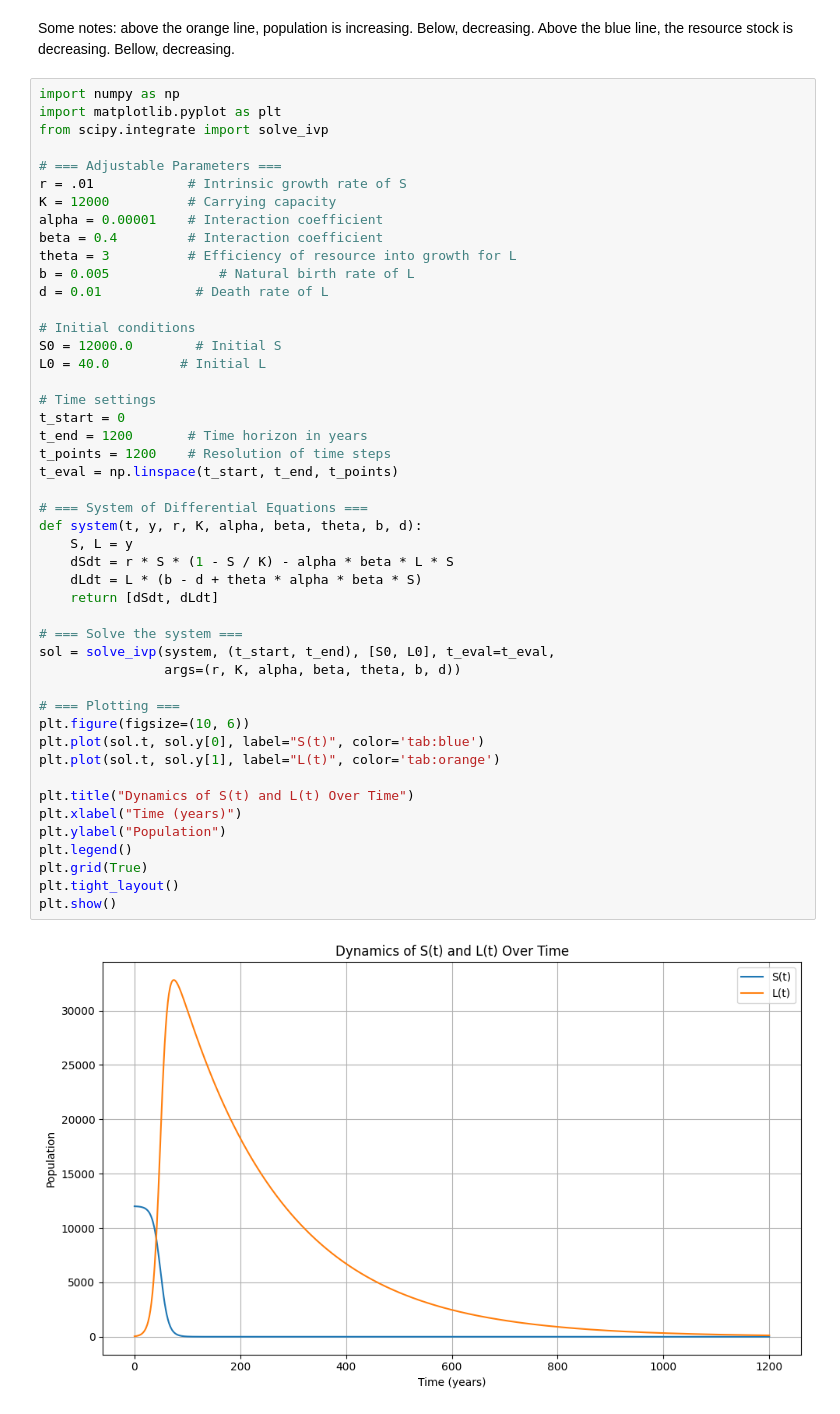
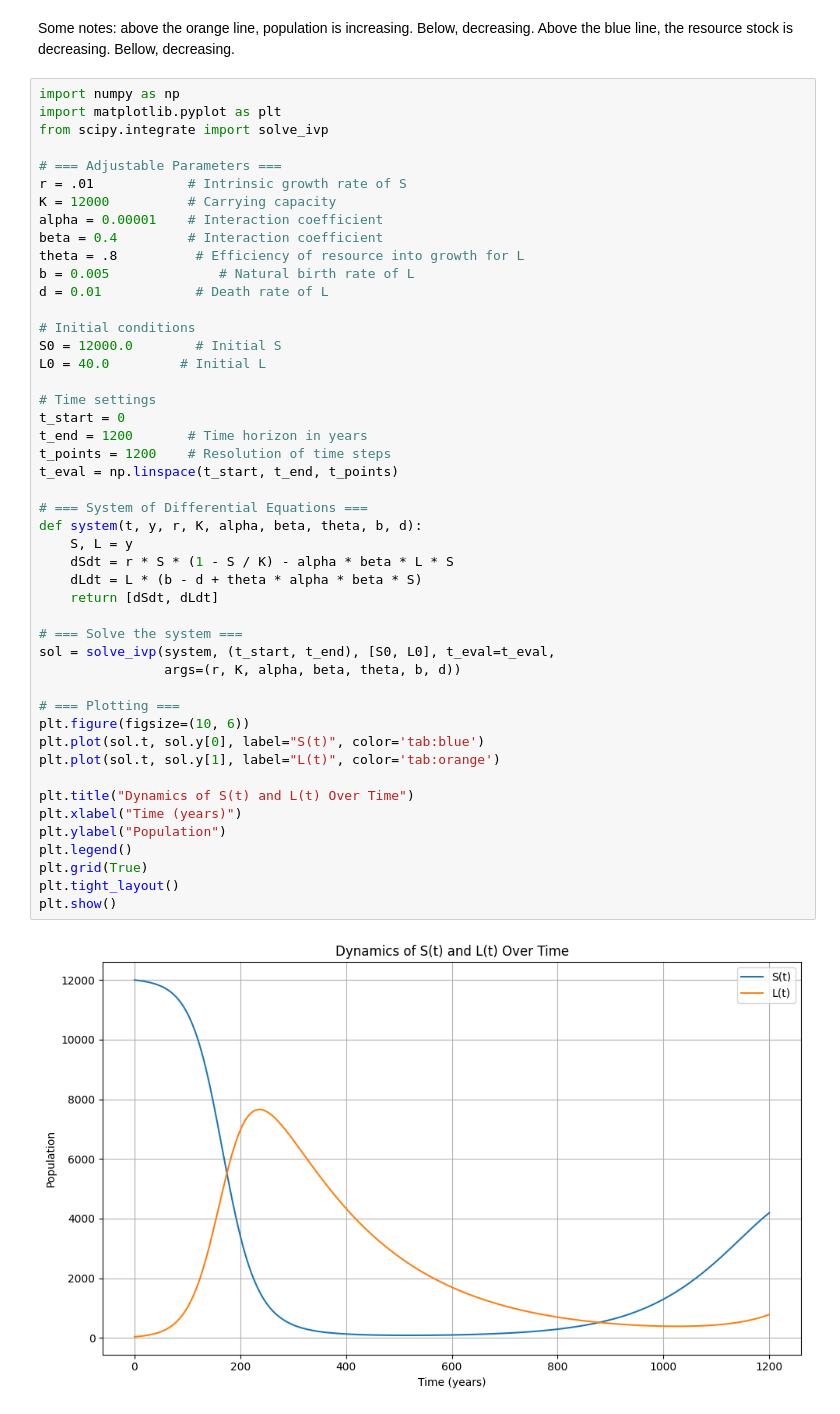
Before and after one commit to mbaker21231/MicroII-Sandbox, a Jupyter notebook: BranderTaylor.ipynb, the cells around one changed output. Drawn from its saved outputs; the diff is of its cells as text.

```diff
--- a/BranderTaylor.ipynb
+++ b/BranderTaylor.ipynb
@@ -71,7 +71,7 @@ r = .01            # Intrinsic growth rate of S
 K = 12000          # Carrying capacity
 alpha = 0.00001    # Interaction coefficient
 beta = 0.4         # Interaction coefficient
-theta = 3          # Efficiency of resource into growth for L
+theta = .8          # Efficiency of resource into growth for L
 b = 0.005              # Natural birth rate of L
 d = 0.01            # Death rate of L
 
@@ -82,31 +82,31 @@ L0 = 40.0         # Initial L
 # Time settings
 t_start = 0
 t_end = 1200       # Time horizon in years
 t_points = 1200    # Resolution of time steps
 t_eval = np.linspace(t_start, t_end, t_points)
 
 # === System of Differential Equations ===
 def system(t, y, r, K, alpha, beta, theta, b, d):
     S, L = y
     dSdt = r * S * (1 - S / K) - alpha * beta * L * S
     dLdt = L * (b - d + theta * alpha * beta * S)
     return [dSdt, dLdt]
 
 # === Solve the system ===
 sol = solve_ivp(system, (t_start, t_end), [S0, L0], t_eval=t_eval,
                 args=(r, K, alpha, beta, theta, b, d))
 
 # === Plotting ===
 plt.figure(figsize=(10, 6))
 plt.plot(sol.t, sol.y[0], label="S(t)", color='tab:blue')
 plt.plot(sol.t, sol.y[1], label="L(t)", color='tab:orange')
 
 plt.title("Dynamics of S(t) and L(t) Over Time")
 plt.xlabel("Time (years)")
 plt.ylabel("Population")
 plt.legend()
 plt.grid(True)
 plt.tight_layout()
 plt.show()
 # %% [output]
-[figure, old version]
+[figure, new version]
```
Also changed, not shown: parts of 1 cell of this notebook.
